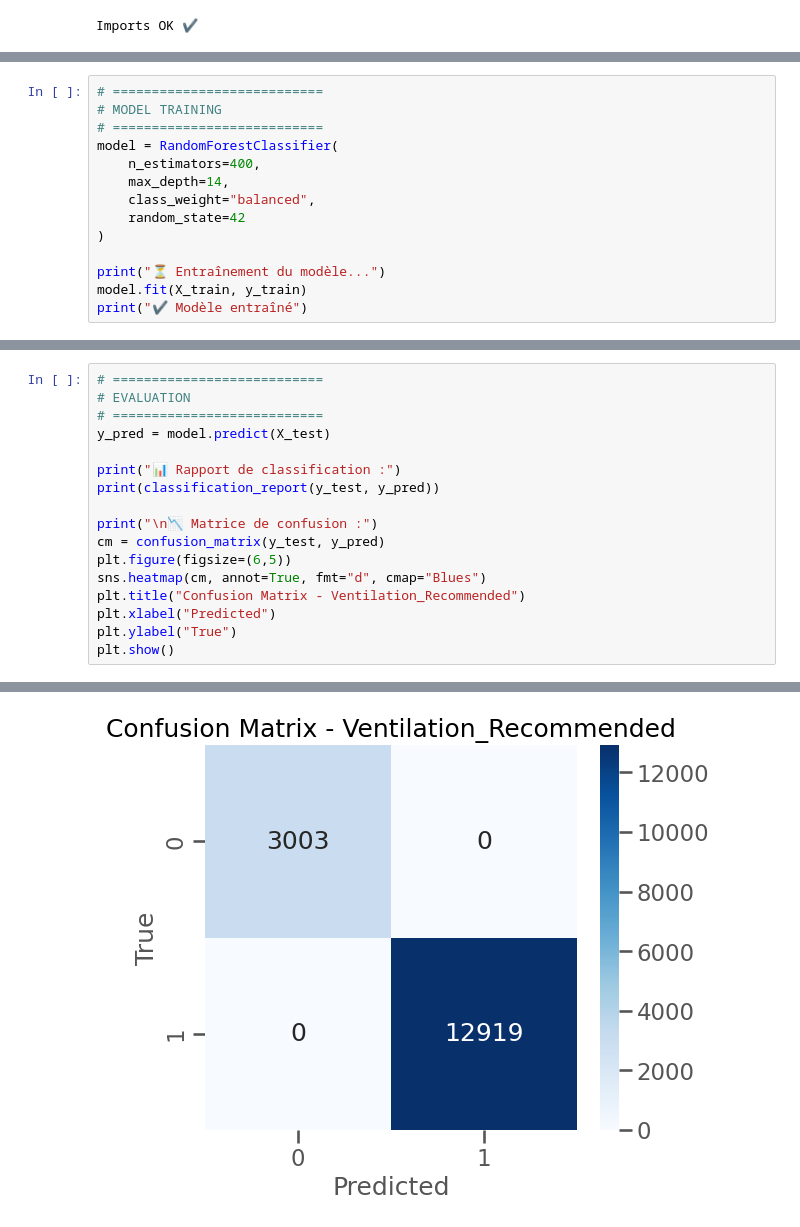
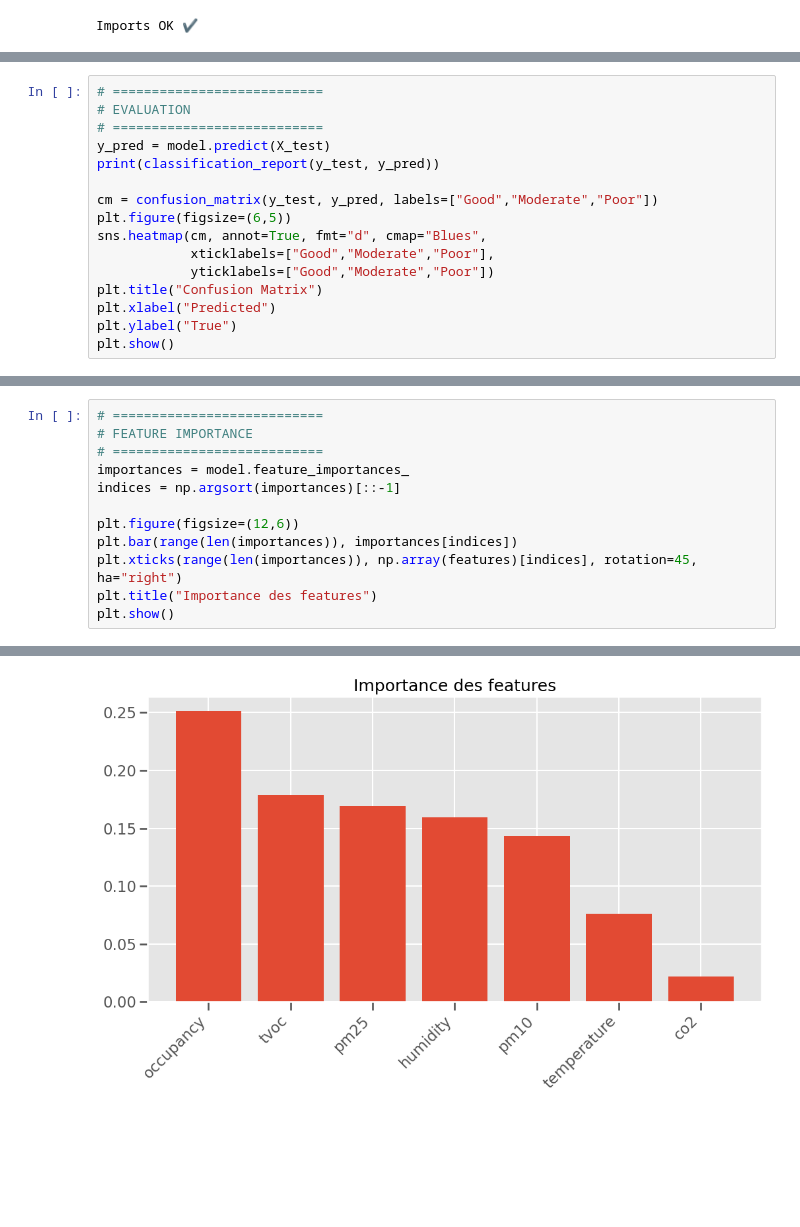
Before and after one commit to bafodej/monitoring_graphana, a Jupyter notebook: notebooks/Iot_indoor_air_quality.ipynb, the cells around one changed output, grey strips where cells are left out. Cells and saved outputs as stored; diff of their text form; blank space fills up the shorter version.

```diff
--- a/notebooks/Iot_indoor_air_quality.ipynb
+++ b/notebooks/Iot_indoor_air_quality.ipynb
@@ -166,15 +189,17 @@ Name: proportion, dtype: float64
 # %%
 # ===========================
-# MODEL TRAINING
+# EVALUATION
 # ===========================
-model = RandomForestClassifier(
-    n_estimators=400,
-    max_depth=14,
-    class_weight="balanced",
-    random_state=42
-)
+y_pred = model.predict(X_test)
+print(classification_report(y_test, y_pred))
 
-print("⏳ Entraînement du modèle...")
-model.fit(X_train, y_train)
-print("✔️ Modèle entraîné")
+cm = confusion_matrix(y_test, y_pred, labels=["Good","Moderate","Poor"])
+plt.figure(figsize=(6,5))
+sns.heatmap(cm, annot=True, fmt="d", cmap="Blues",
+            xticklabels=["Good","Moderate","Poor"],
+            yticklabels=["Good","Moderate","Poor"])
+plt.title("Confusion Matrix")
+plt.xlabel("Predicted")
+plt.ylabel("True")
+plt.show()
 # %% [output]
@@ -183,18 +216,13 @@ print("✔️ Modèle entraîné")
 # %%
 # ===========================
-# EVALUATION
+# FEATURE IMPORTANCE
 # ===========================
-y_pred = model.predict(X_test)
+importances = model.feature_importances_
+indices = np.argsort(importances)[::-1]
 
-print("📊 Rapport de classification :")
-print(classification_report(y_test, y_pred))
-
-print("\n📉 Matrice de confusion :")
-cm = confusion_matrix(y_test, y_pred)
-plt.figure(figsize=(6,5))
-sns.heatmap(cm, annot=True, fmt="d", cmap="Blues")
-plt.title("Confusion Matrix - Ventilation_Recommended")
-plt.xlabel("Predicted")
-plt.ylabel("True")
+plt.figure(figsize=(12,6))
+plt.bar(range(len(importances)), importances[indices])
+plt.xticks(range(len(importances)), np.array(features)[indices], rotation=45, ha="right")
+plt.title("Importance des features")
 plt.show()
 # %% [output]
@@ -213,3 +229,3 @@ weighted avg       1.00      1.00      1.00     15922
-[figure, old version]
+[figure, new version]
 # %%
 # ===========================
```
Also changed, not shown: parts of 13 cells of this notebook, 3 other files.
